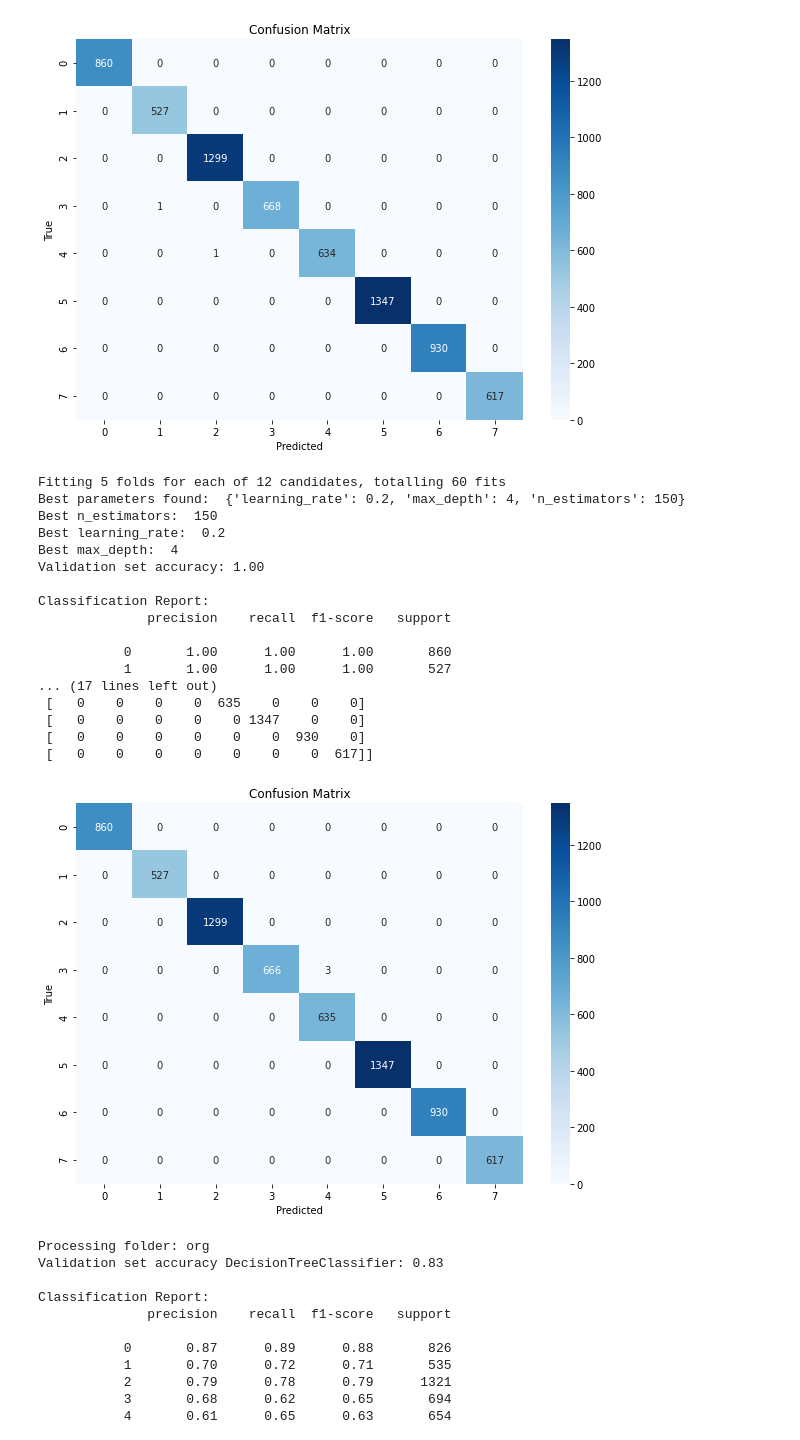
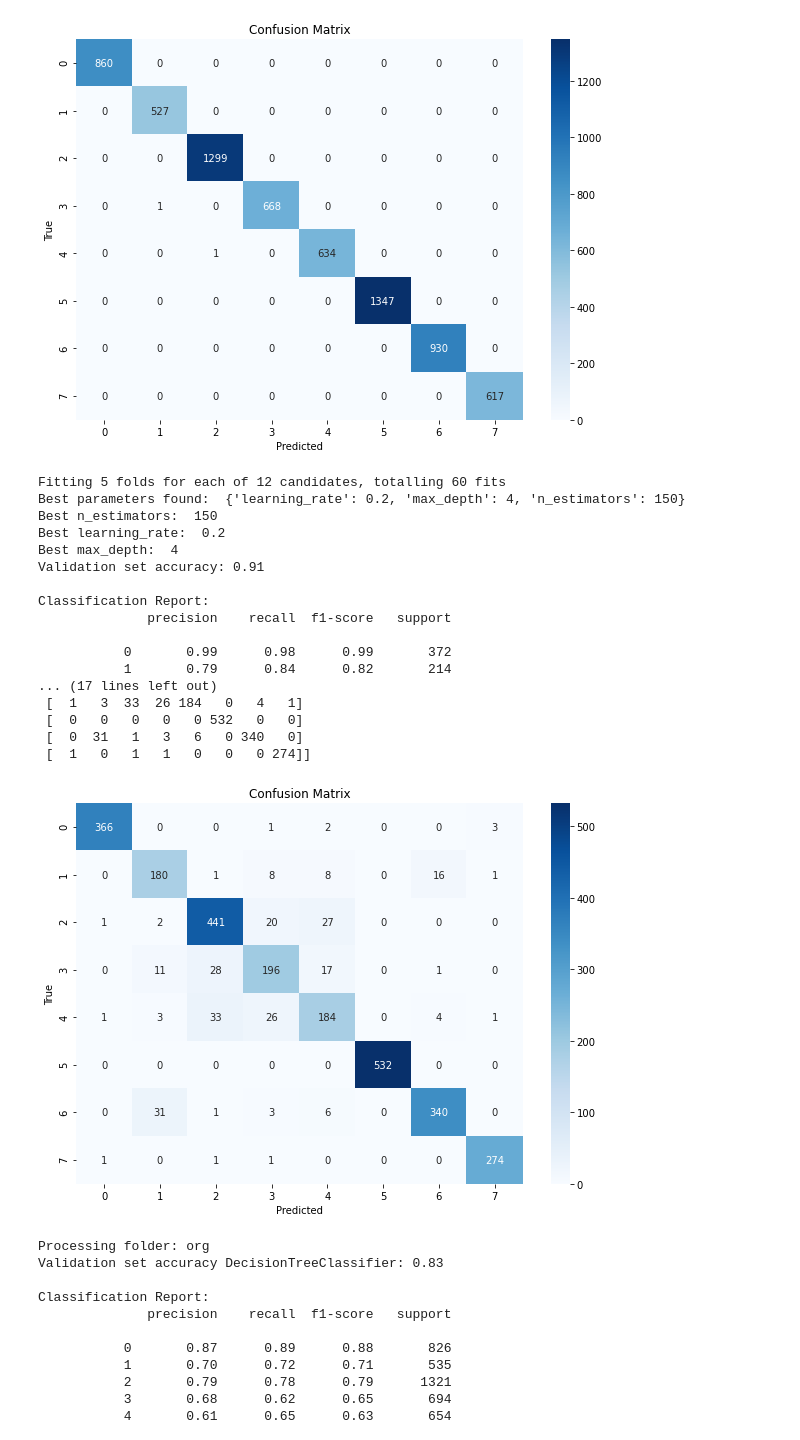
Before and after one commit to Wesleyvdhorst/MLQS_g67, a Jupyter notebook: Own Code/DecisionTree first try.ipynb, the cells around one changed output. Cells and saved outputs as stored; diff of their text form; code cells hidden in the pictures.

```diff
--- a/Own Code/DecisionTree first try.ipynb
+++ b/Own Code/DecisionTree first try.ipynb
@@ -199,8 +199,8 @@ import matplotlib.pyplot as plt
 import seaborn as sns
 
 # Load the datasets
-train_data = pd.read_csv('Sets/pca_time_freq/train_data_pca_time_freq.csv')
-val_data = pd.read_csv('Sets/pca_time_freq/test_data_pca_time_freq.csv')
+train_data = pd.read_csv('Sets/org/train_data_org.csv')
+val_data = pd.read_csv('Sets/org/val_data_org.csv')
 
 # Separate features and labels
 X_train = train_data.drop(columns=['label'])
@@ -246,41 +246,41 @@ print("Best max_depth: ", grid_search.best_params_['max_depth'])
 accuracy = accuracy_score(y_val, val_predicted_labels_gbm)
 print(f'Validation set accuracy: {accuracy:.2f}')
 
 # Print classification report
 print("\nClassification Report:")
 print(classification_report(y_val, val_predicted_labels_gbm))
 
 # Print confusion matrix
 conf_matrix = confusion_matrix(y_val, val_predicted_labels_gbm)
 print("\nConfusion Matrix:")
 print(conf_matrix)
 
 # Plot the confusion matrix
 plt.figure(figsize=(10, 7))
 sns.heatmap(conf_matrix, annot=True, fmt='d', cmap='Blues', xticklabels=sorted(y_train.unique()), yticklabels=sorted(y_train.unique()))
 plt.xlabel('Predicted')
 plt.ylabel('True')
 plt.title('Confusion Matrix')
 plt.show()
 # %% [output]
 Fitting 5 folds for each of 12 candidates, totalling 60 fits
 Best parameters found:  {'learning_rate': 0.2, 'max_depth': 4, 'n_estimators': 150}
 Best n_estimators:  150
 Best learning_rate:  0.2
 Best max_depth:  4
-Validation set accuracy: 1.00
+Validation set accuracy: 0.91
 
 Classification Report:
               precision    recall  f1-score   support
 
-           0       1.00      1.00      1.00       860
-           1       1.00      1.00      1.00       527
+           0       0.99      0.98      0.99       372
+           1       0.79      0.84      0.82       214
 ... (17 lines left out)
- [   0    0    0    0  635    0    0    0]
- [   0    0    0    0    0 1347    0    0]
- [   0    0    0    0    0    0  930    0]
- [   0    0    0    0    0    0    0  617]]
+ [  1   3  33  26 184   0   4   1]
+ [  0   0   0   0   0 532   0   0]
+ [  0  31   1   3   6   0 340   0]
+ [  1   0   1   1   0   0   0 274]]
-[figure, old version]
+[figure, new version]
 # %%
 import os
 import pandas as pd
```
Also changed, not shown: 1 other file.
